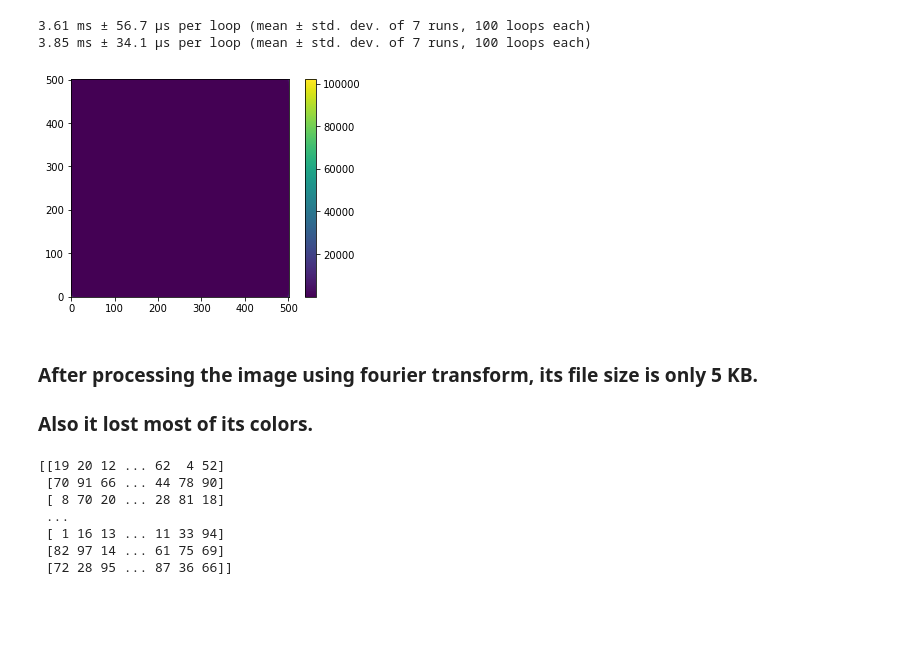
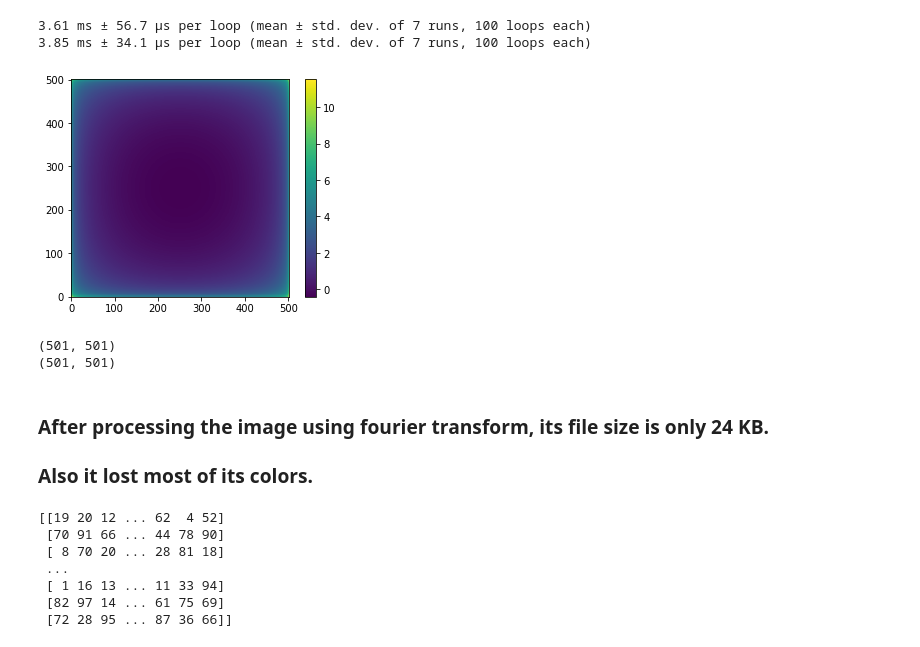
Before and after one commit to rovvvn/2017-cmp, a Jupyter notebook: ASCANO-HW6-FOURIER.ipynb, the cells around one changed output. Cells and saved outputs as stored; diff of their text form; code cells hidden in the pictures; blank space fills up the shorter version.

```diff
--- a/ASCANO-HW6-FOURIER.ipynb
+++ b/ASCANO-HW6-FOURIER.ipynb
@@ -71,17 +52,23 @@ import timeit
 # %%
 # USING FFT
 processed_data = np.fft.fft2(data)               # returns ndarray containing complex values
 newdata = np.absolute(processed_data)            # takes absolute values of elements in array
 
 # displays the plot for compressed data
-plt.imshow(newdata, origin='lower')
+plt.imshow(np.log(newdata), origin='lower')
 plt.colorbar()
 
 plt.savefig('/Users/ronascano/Desktop/image-fft.png', format='png', bbox_inches='tight')
 # %% [output]
-[figure, old version]
+[figure, new version]
+# %%
+print(np.shape(data))
+print(np.shape(newdata))
+# %% [output]
+(501, 501)
+(501, 501)
 # %% [markdown]
-### After processing the image using fourier transform, its file size is only 5 KB.
+### After processing the image using fourier transform, its file size is only 24 KB.
 ### Also it lost most of its colors.
 # %%
 # create data
```
Also changed, not shown: parts of 13 cells of this notebook.
